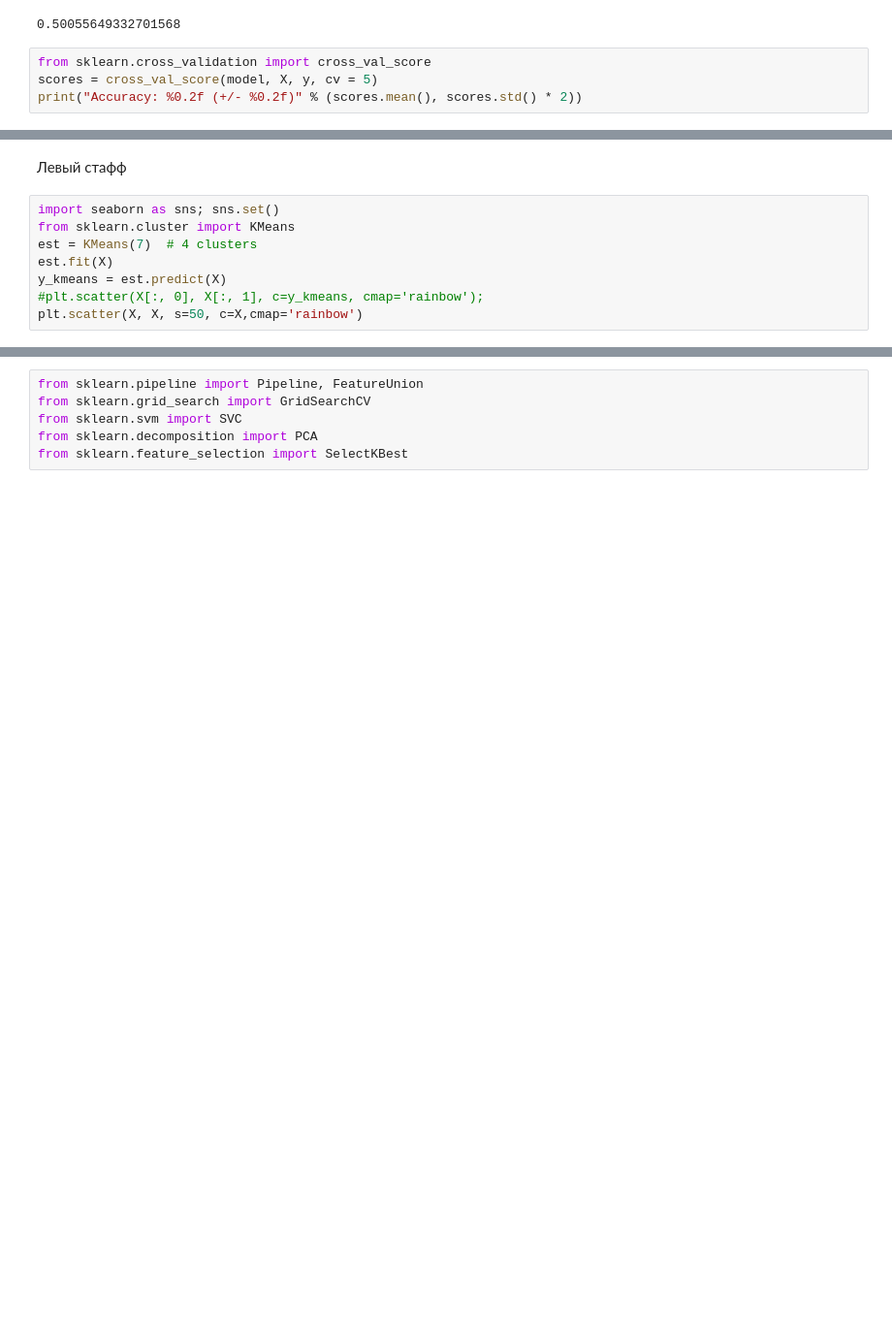
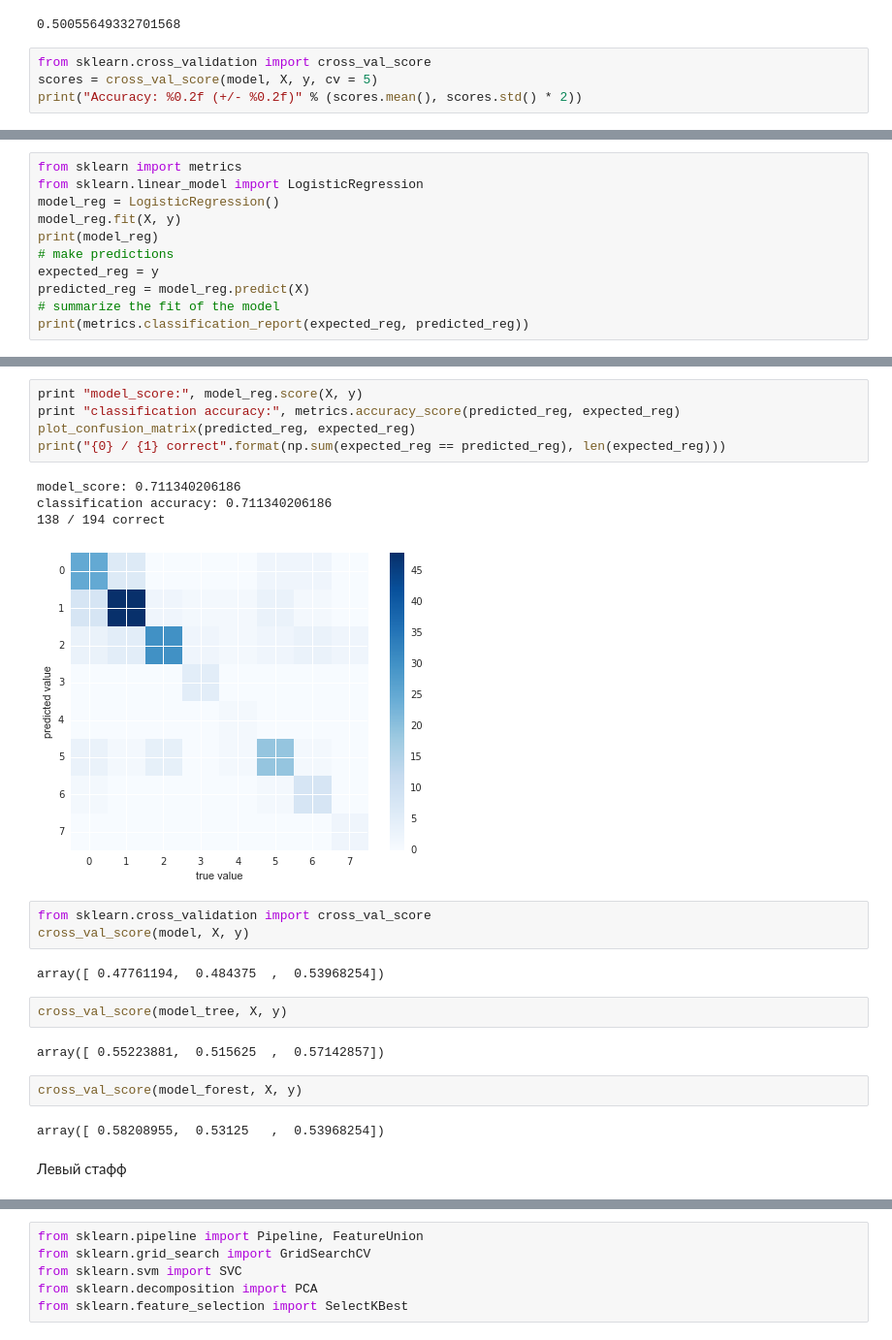
Before and after one commit to NonaryR/Flag_res, a Jupyter notebook: Flag_research.ipynb, the cells around one changed output, grey strips where cells are left out. Shown: that part at 97% size. Cells and saved outputs as stored; diff of their text form; blank space fills up the shorter version.

```diff
--- a/Flag_research.ipynb
+++ b/Flag_research.ipynb
@@ -340,0 +356,11 @@ classification accuracy: 0.938144329897
+# %%
+from sklearn import metrics
+from sklearn.linear_model import LogisticRegression
+model_reg = LogisticRegression()
+model_reg.fit(X, y)
+print(model_reg)
+# make predictions
+expected_reg = y
+predicted_reg = model_reg.predict(X)
+# summarize the fit of the model
+print(metrics.classification_report(expected_reg, predicted_reg))
@@ -341,10 +384,25 @@ classification accuracy: 0.938144329897
+# %%
+print "model_score:", model_reg.score(X, y)
+print "classification accuracy:", metrics.accuracy_score(predicted_reg, expected_reg)
+plot_confusion_matrix(predicted_reg, expected_reg)
+print("{0} / {1} correct".format(np.sum(expected_reg == predicted_reg), len(expected_reg)))
+# %% [output]
+model_score: 0.711340206186
+classification accuracy: 0.711340206186
+138 / 194 correct
+[figure, added]
+# %%
+from sklearn.cross_validation import cross_val_score
+cross_val_score(model, X, y)
+# %% [output]
+array([ 0.47761194,  0.484375  ,  0.53968254])
+# %%
+cross_val_score(model_tree, X, y)
+# %% [output]
+array([ 0.55223881,  0.515625  ,  0.57142857])
+# %%
+cross_val_score(model_forest, X, y)
+# %% [output]
+array([ 0.58208955,  0.53125   ,  0.53968254])
 # %% [markdown]
 Левый стафф
-# %%
-import seaborn as sns; sns.set()
-from sklearn.cluster import KMeans
-est = KMeans(7)  # 4 clusters
-est.fit(X)
-y_kmeans = est.predict(X)
-#plt.scatter(X[:, 0], X[:, 1], c=y_kmeans, cmap='rainbow');
-plt.scatter(X, X, s=50, c=X,cmap='rainbow')
```
Also changed, not shown: parts of 15 cells of this notebook.
